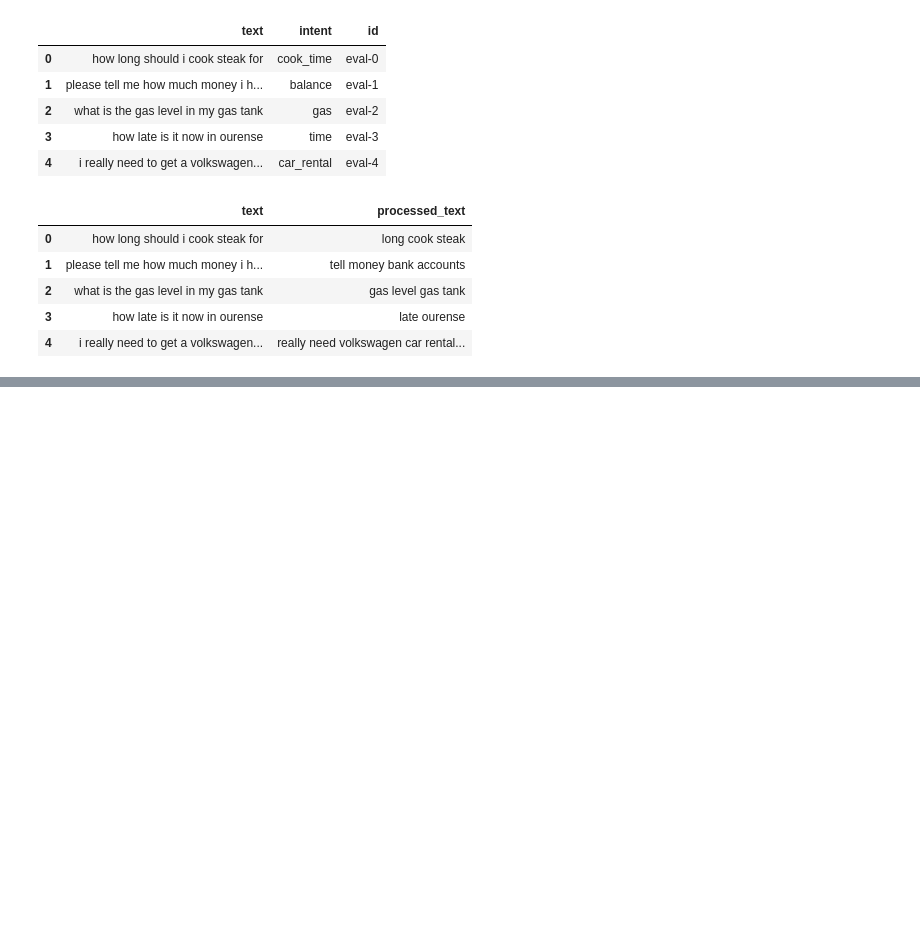
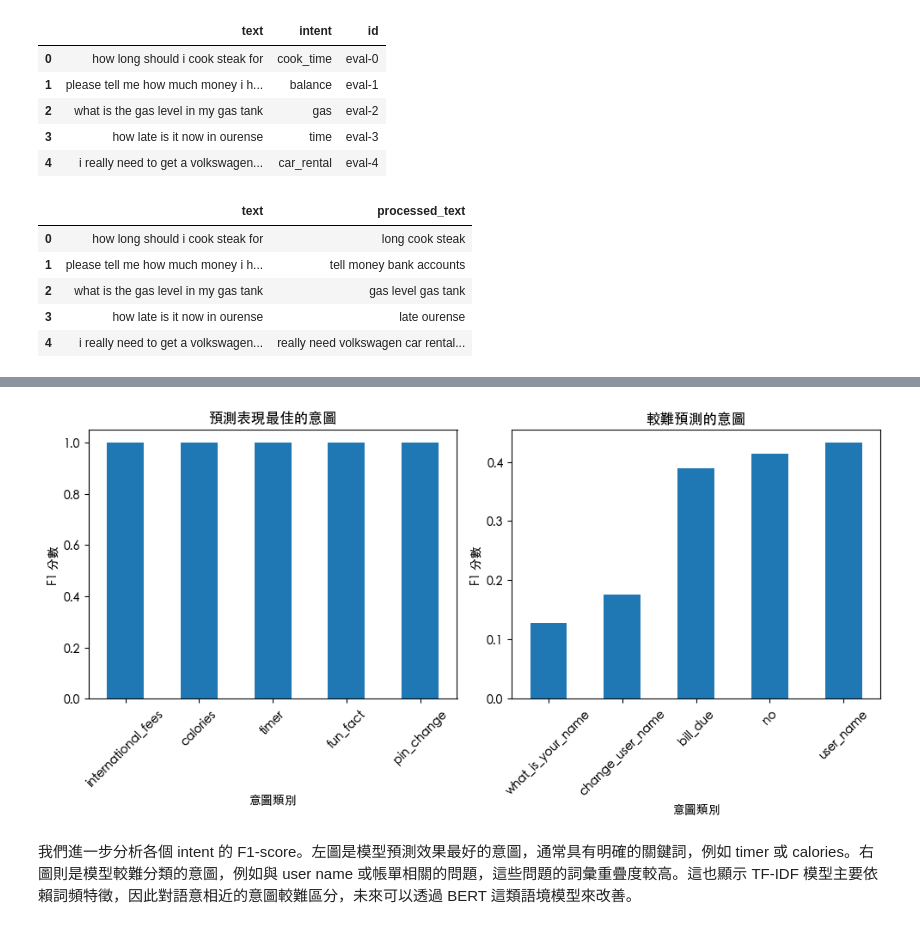
Before and after one commit to Tiff0416/fubon-intent-classification, a Jupyter notebook: notebooks/02_preprocessing_and_vectorization.ipynb, the cells around one changed output, grey strips where cells are left out. Drawn from its saved outputs; the diff is of its cells as text; code cells hidden in the pictures; blank space fills up the shorter version.

```diff
--- a/notebooks/02_preprocessing_and_vectorization.ipynb
+++ b/notebooks/02_preprocessing_and_vectorization.ipynb
@@ -252,6 +344,6 @@ eval_df[["text", "processed_text"]].head()
 | 3 | how late is it now in ourense | late ourense |
 | 4 | i really need to get a volkswagen... | really need volkswagen car rental... |
 # %%
-X_eval = vectorizer.transform(eval_df["processed_text"])
+X_eval = vectorizer_bi_min.transform(eval_df["processed_text"])
 print(X_eval.shape)
 # %% [output]
@@ -258,0 +351,2 @@ print(X_eval.shape)
+# %%
+y_eval_pred = model_c.predict(X_eval)
@@ -258,0 +378,39 @@ print(X_eval.shape)
+# %%
+from sklearn.metrics import classification_report
+import pandas as pd
+
+report = classification_report(eval_df["intent"], y_eval_pred, output_dict=True)
+
+report_df = pd.DataFrame(report).transpose()
+report_df = report_df.iloc[:-3]   # 移除 accuracy / avg 行
+# %%
+top_intents = report_df.sort_values("f1-score", ascending=False).head(5)
+worst_intents = report_df.sort_values("f1-score", ascending=True).head(5)
+# %%
+import matplotlib.pyplot as plt
+
+top = top_intents["f1-score"]
+worst = worst_intents["f1-score"]
+
+plt.figure(figsize=(10,5))
+
+plt.subplot(1,2,1)
+top.plot(kind="bar")
+plt.title("預測表現最佳的意圖")
+plt.ylabel("F1 分數")
+plt.xlabel("意圖類別")
+plt.xticks(rotation=45)
+
+plt.subplot(1,2,2)
+worst.plot(kind="bar")
+plt.title("較難預測的意圖")
+plt.ylabel("F1 分數")
+plt.xlabel("意圖類別")
+plt.xticks(rotation=45)
+
+plt.tight_layout()
+plt.show()
+# %% [output]
+[figure, added]
+# %% [markdown]
+我們進一步分析各個 intent 的 F1-score。左圖是模型預測效果最好的意圖，通常具有明確的關鍵詞，例如 timer 或 calories。右圖則是模型較難分類的意圖，例如與 user name 或帳單相關的問題，這些問題的詞彙重疊度較高。這也顯示 TF-IDF 模型主要依賴詞頻特徵，因此對語意相近的意圖較難區分，未來可以透過 BERT 這類語境模型來改善。
```
Also changed, not shown: parts of 16 cells of this notebook.
